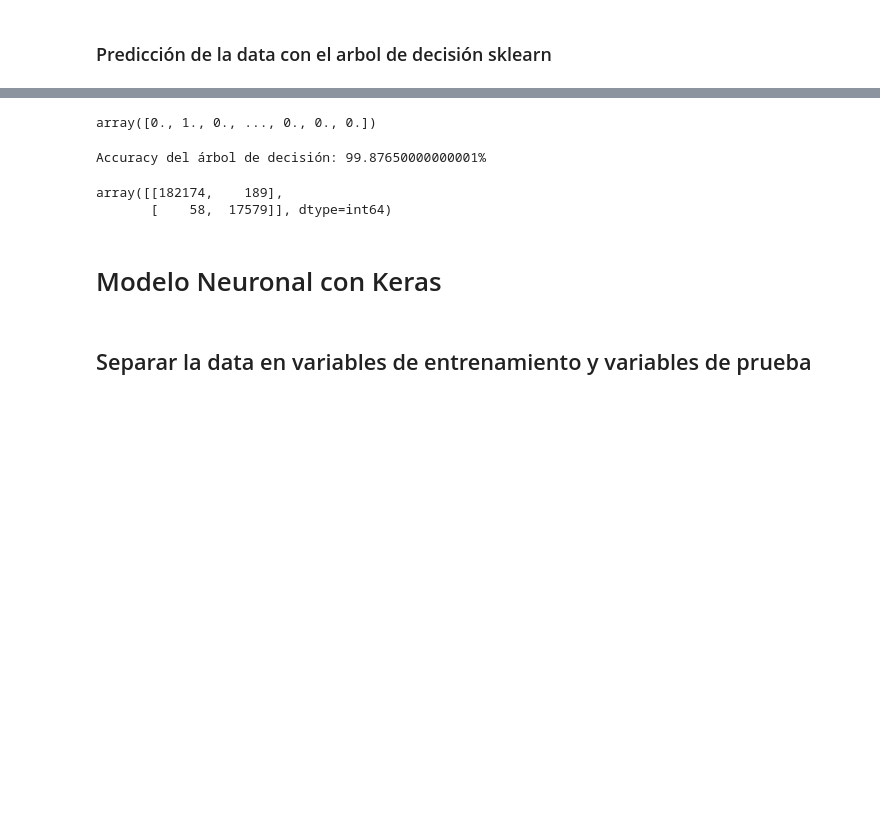
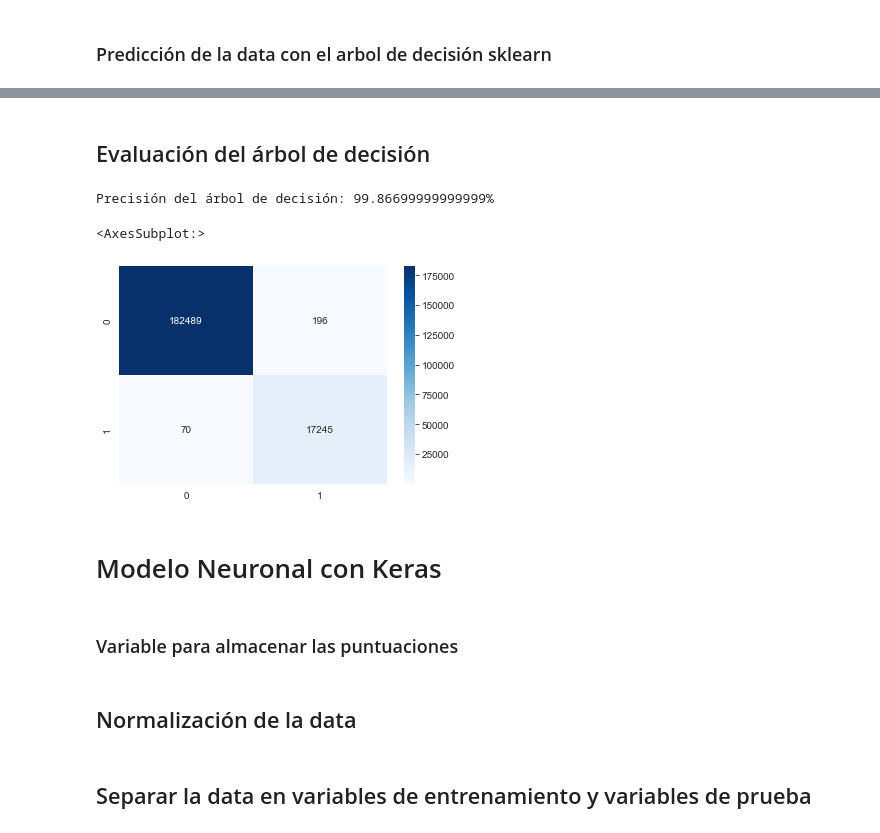
Before and after one commit to Machine1314/Proyecto-Final-AI, a Jupyter notebook: credit_card_fraud.ipynb, the cells around one changed output, grey strips where cells are left out. Cells and saved outputs as stored; diff of their text form; code cells hidden in the pictures; blank space fills up the shorter version.

```diff
--- a/credit_card_fraud.ipynb
+++ b/credit_card_fraud.ipynb
@@ -321,23 +294,26 @@ graph
+# %% [markdown]
+## Evaluación del árbol de decisión
 # %%
 y_respuesta = clf.predict(w_test)
-# %%
-y_respuesta
-# %% [output]
-array([0., 1., 0., ..., 0., 0., 0.])
 # %%
 acc = metrics.accuracy_score(w_true, y_respuesta, normalize=True, sample_weight=None)
-print('Accuracy del árbol de decisión: {}%'.format(acc * 100))
+print('Precisión del árbol de decisión: {}%'.format(acc * 100))
 # %% [output]
-Accuracy del árbol de decisión: 99.87650000000001%
+Precisión del árbol de decisión: 99.86699999999999%
-# %%
-metrics.confusion_matrix(w_true, y_respuesta)
-# %% [output]
-array([[182174,    189],
-       [    58,  17579]], dtype=int64)
+# %%
+cfm = metrics.confusion_matrix(w_true, y_respuesta)
+sns.heatmap(cfm, annot=True, cmap='Blues', fmt='g')
+# %% [output]
+<AxesSubplot:>
+[figure, added]
 # %% [markdown]
 # Modelo Neuronal con Keras
+# %% [markdown]
+### Variable para almacenar las puntuaciones
 # %%
 modelScores = []
+# %% [markdown]
+## Normalización de la data
 # %%
 scaler = StandardScaler()
 dframeKeras.iloc[:,0:-1] = scaler.fit_transform(dframeKeras.iloc[:,0:-1].to_numpy())
```
Also changed, not shown: parts of 73 cells of this notebook.
